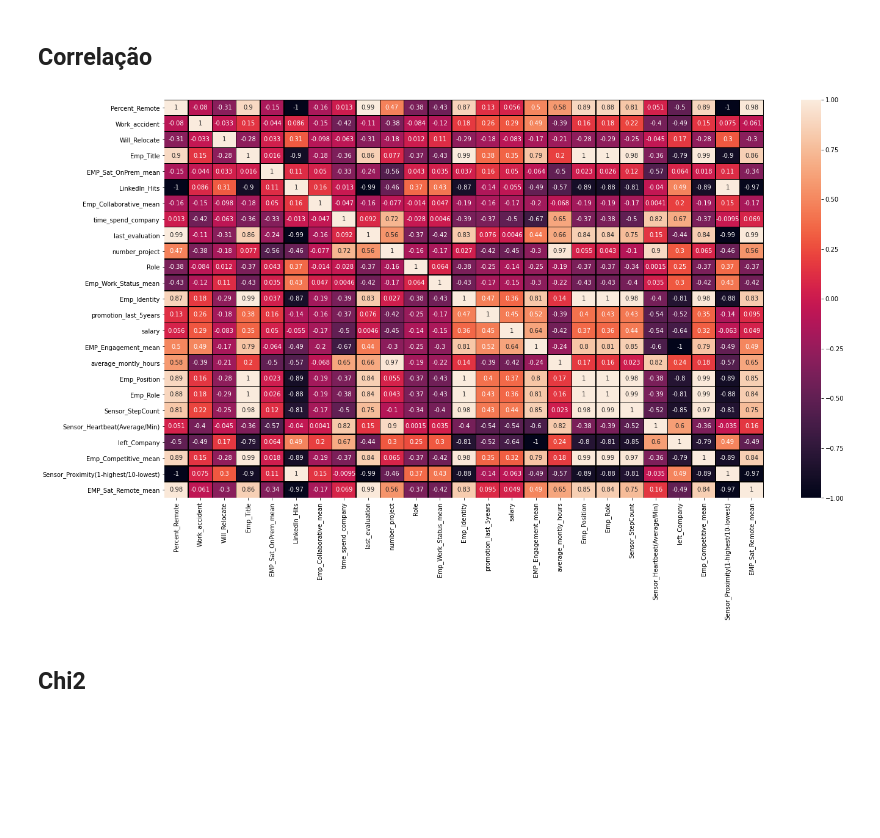
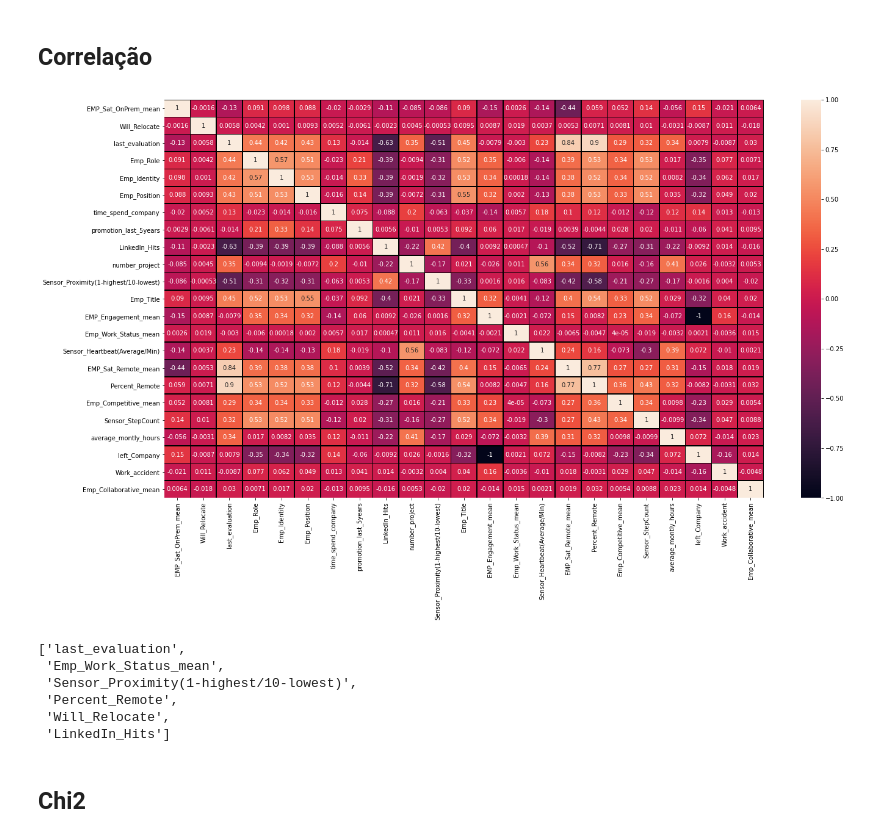
Before and after one commit to grazimelo/HRtech_analysis, a Jupyter notebook: src/3_selecao_de_features.ipynb, the cells around one changed output. Saved outputs shown, nothing was run; the diff lists cells and outputs as text; code cells hidden in the pictures; blank space fills up the shorter version.

```diff
--- a/src/3_selecao_de_features.ipynb
+++ b/src/3_selecao_de_features.ipynb
@@ -69,20 +78,20 @@ df_train = pd.concat([df_train_variance_threshold, df_train_categoricas],axis=1)
 
 #Variável Role
 
-df_train.replace(['Level 1','Level 2-4','Manager','Senior Manager','Director','Senior Director','VP'],[1,2,3,4,5,6,7], inplace=True)
+df_train_plot = df_train.replace(['Level 1','Level 2-4','Manager','Senior Manager','Director','Senior Director','VP'],[0,1,2,3,4,5,6])
 
 #Variável Salary
 
-df_train.replace(['low','medium','high'], [1,2,3], inplace=True)
+df_train_plot = df_train.replace(['low','medium','high'], [0,1,2])
 
 #Variável Work_accident
-df_train.replace(['0','1'],[0,1], inplace=True)
+df_train_plot = df_train.replace(['0','1'],[0,1])
 
 #VARIÁVEL TARGET - (LEFT_COMPANY) - DEMISSÃO.
-df_train.replace(['1','0'],[0,1], inplace=True)
+df_train_plot = df_train.replace(['0','1'],[0,1])
 # %%
 #Trazendo as novas variaveis depois da conversão de categórica para ordinal.
 todas_as_variaveis = set(df_train.columns.tolist())
-variaveis_categoricas_nominal_e_ordinal = set(df_train.select_dtypes(include=['object']).columns.tolist())
+variaveis_categoricas_nominal_e_ordinal = set(df_train_plot.select_dtypes(include=['object']).columns.tolist())
 variaveis_numericas = todas_as_variaveis - variaveis_categoricas_nominal_e_ordinal
 variaveis_categoricas_nominal_e_ordinal = list(variaveis_categoricas)
@@ -102,17 +102,17 @@ variaveis_categoricas_nominal_e_ordinal
 # %%
 #Plot de correlação.
 
-corr_matrix = df_train.loc[:,variaveis_numericas].corr()
+corr_matrix = df_train_plot.loc[:,variaveis_numericas].corr()
 plt.subplots(figsize=(22, 12))
-sns.heatmap(corr_matrix.corr().corr(),
+sns.heatmap(corr_matrix,
             linecolor='black',
             linewidths=.5,
             annot=True,
             annot_kws={"fontsize":10})
 plt.savefig(os.path.join(IMG_PATH,'grafico_correlacao_pearson.png'), format='png')
 plt.show()
 # %% [output]
-[figure, old version]
+[figure, new version]
 # %%
 #Filtros para Correlação em relação ao target.
 lista_correlacao = corr_matrix['left_Company'].sort_values(axis=0,ascending=False).iloc[1:]
@@ -120,6 +120,15 @@ lista_correlacao = abs(lista_correlacao)
 # %%
 #Lista de Variáveis númericas descartadas com base na correlação.
 lista_descart_corr = lista_correlacao[lista_correlacao < 0.01].index.tolist()
+# %%
+lista_descart_corr
+# %% [output]
+['last_evaluation',
+ 'Emp_Work_Status_mean',
+ 'Sensor_Proximity(1-highest/10-lowest)',
+ 'Percent_Remote',
+ 'Will_Relocate',
+ 'LinkedIn_Hits']
 # %% [markdown]
 ## Chi2
 # %% [markdown]
```
Also changed, not shown: parts of 30 cells of this notebook, 25 other files.
